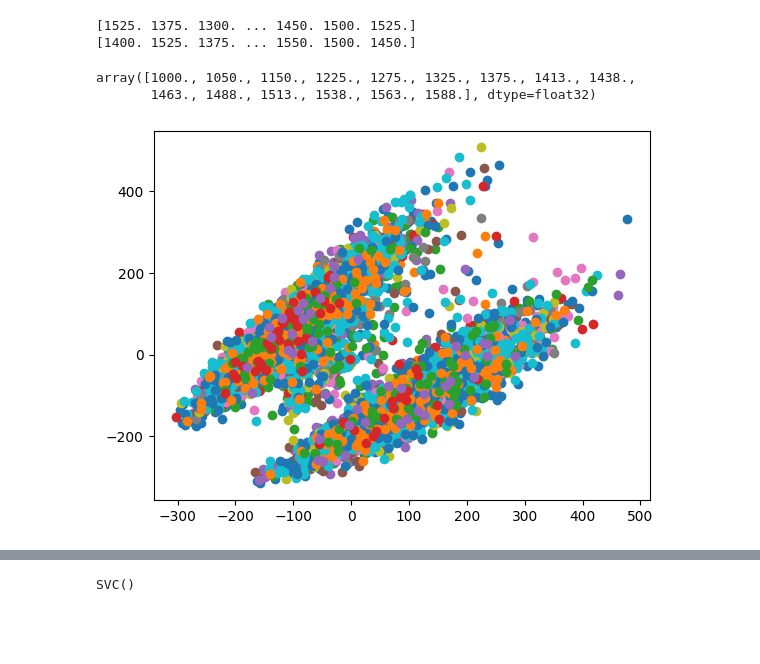
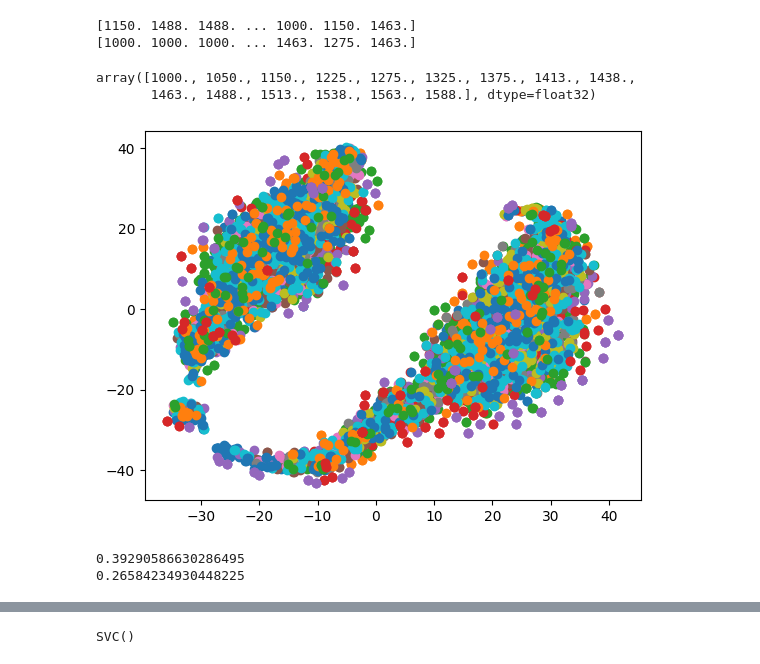
Before and after one commit to NikolaiHerrmann/deep-dating, a Jupyter notebook: src/auto.ipynb, the cells around one changed output, grey strips where cells are left out. Cells and saved outputs as stored; diff of their text form; code cells hidden in the pictures; blank space fills up the shorter version.

```diff
--- a/src/auto.ipynb
+++ b/src/auto.ipynb
@@ -24,16 +40,16 @@ Seed set to 42
 # %%
-run_path =  "runs/auto_mps/" #"runs/Jan8-19-25-16/" #"runs/Jan6-22-21-16/" #"runs/Dec21-16-31-47"
-model_name = "model_epoch_24"
-all_labels_, all_outputs_, all_paths_ = DatingPredictor().load(os.path.join(run_path, model_name + "_feats_train_mps.pkl"))
-all_labels_val_, all_outputs_val_, all_paths_val_ = DatingPredictor().load(os.path.join(run_path, model_name + "_feats_val_mps.pkl"))
+run_path =  "runs/auto_true/" #"runs/Jan8-19-25-16/" #"runs/Jan6-22-21-16/" #"runs/Dec21-16-31-47"
+model_name = "model_epoch_196"
+all_labels_, all_outputs_, all_paths_ = DatingPredictor().load(os.path.join(run_path, model_name + "_feats_train.pkl"))
+all_labels_val_, all_outputs_val_, all_paths_val_ = DatingPredictor().load(os.path.join(run_path, model_name + "_feats_val.pkl"))
 # %%
 all_labels = all_labels_.flatten()
 print(all_labels)
 all_labels_val = all_labels_val_.flatten()
 print(all_labels_val)
 # %% [output]
-[1525. 1375. 1300. ... 1450. 1500. 1525.]
-[1400. 1525. 1375. ... 1550. 1500. 1450.]
+[1150. 1488. 1488. ... 1000. 1150. 1463.]
+[1000. 1000. 1000. ... 1463. 1275. 1463.]
 # %%
 labels = np.unique(all_labels_)
 labels
@@ -49,10 +78,45 @@ features_tsne_2d = tsne.fit_transform(all_outputs_)
 # %%
-for l in labels:
+for l in np.unique(all_labels_):
     idxs = np.where(all_labels_ == l)[0]
     plt.scatter(features_tsne_2d[idxs, 0], features_tsne_2d[idxs, 1])
 plt.show()
 # %% [output]
-[figure, old version]
+[figure, new version]
+# %%
+# kmeans = KMeans(n_clusters=2, random_state=42, n_init="auto").fit(all_outputs_)
+# kmeans.labels_
+# # os.mkdir("group_0")
+# # os.mkdir("group_1")
+
+# paths = np.array(all_paths_)
+# svms = []
+
+# for i in range(2):
+#     idxs = np.where(kmeans.labels_ == i)[0]
+
+#     pca = PCA(n_components=2)
+#     pca_val = pca.fit_transform(all_outputs_[idxs, :])
+
+#     for l in np.unique(all_labels_[idxs]):
+#         j = np.where(all_labels_[idxs] == l)[0]
+
+#         plt.scatter(pca_val[j, 0], pca_val[j, 1])
+
+#     plt.show()
+
+#     svm = SVC()
+#     svm.fit(all_outputs_[idxs, :], all_labels_[idxs].ravel())
+#     svms.append(svm)
+
+clusters = kmeans.predict(all_outputs_val_)
+for i in range(2):
+    idxs = np.where(clusters == i)[0]
+
+    val_predict_labels = svms[i].predict(all_outputs_val_[idxs, :])
+    print(accuracy_score(all_labels_val[idxs].ravel(), val_predict_labels))
+# %% [output]
+0.39290586630286495
+0.26584234930448225
 # %%
 def get_feat(labels, outputs, paths):
     preds = {}
```
Also changed, not shown: parts of 14 cells of this notebook, 16 other files.
